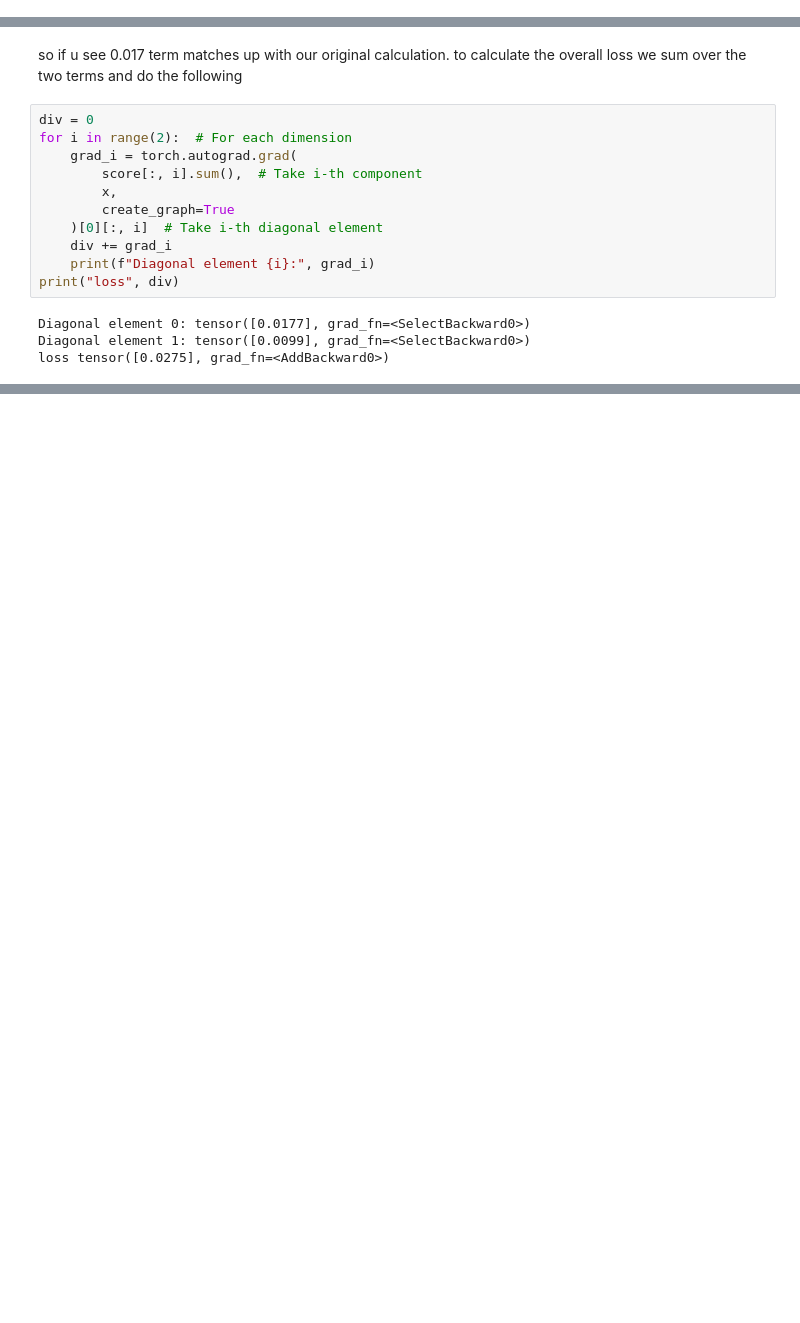
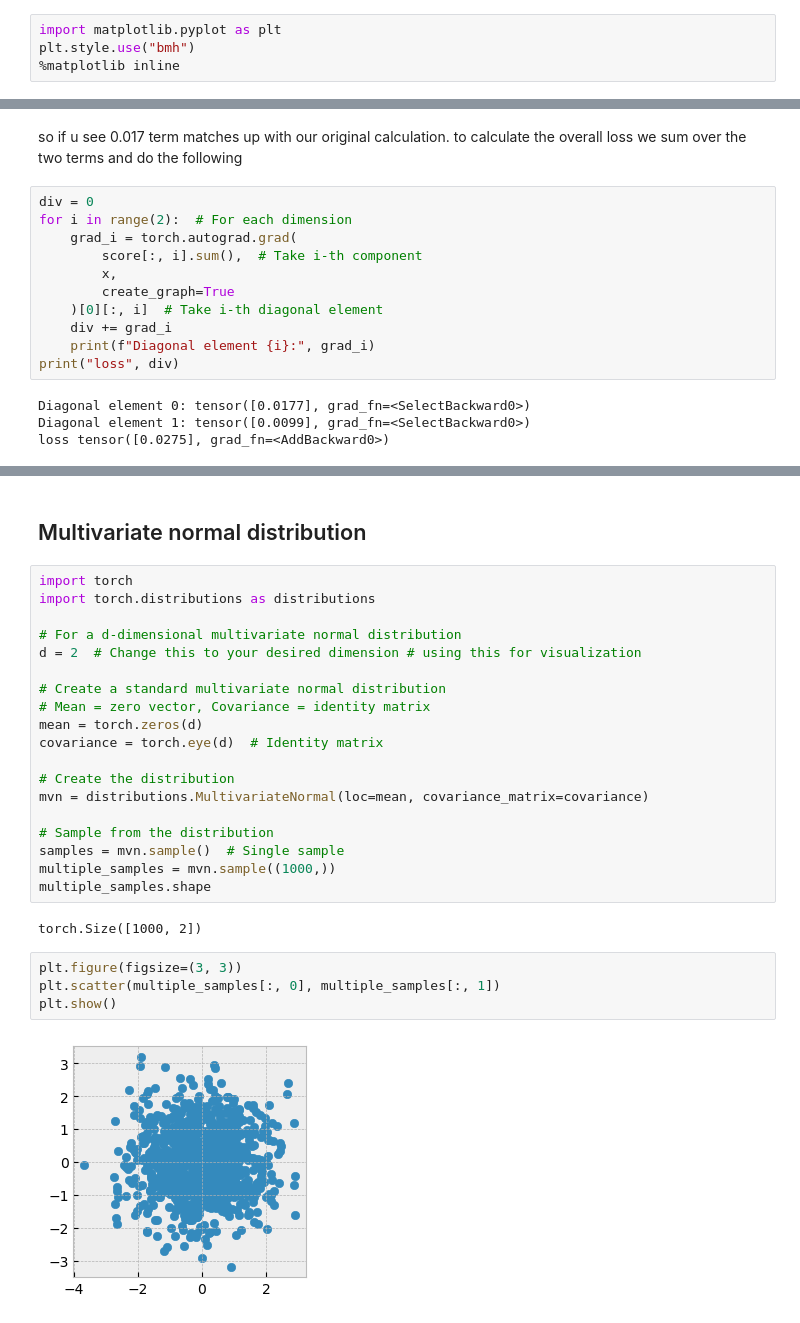
Before and after one commit to prakashjayy/genai, a Jupyter notebook: 03_score_matching.ipynb, the cells around one changed output, grey strips where cells are left out. Cells and saved outputs as stored; diff of their text form; blank space fills up the shorter version.

```diff
--- a/03_score_matching.ipynb
+++ b/03_score_matching.ipynb
@@ -85,6 +109,10 @@ $$
 $$
 
 we will see in pytorch how to calculate this.
+# %%
+import matplotlib.pyplot as plt
+plt.style.use("bmh")
+%matplotlib inline
 # %%
 import torch
 import torch.nn as nn
@@ -145,0 +191,29 @@ tensor([[ 0.0216, -0.7956]])
+# %% [markdown]
+## Multivariate normal distribution
+# %%
+import torch
+import torch.distributions as distributions
+
+# For a d-dimensional multivariate normal distribution
+d = 2  # Change this to your desired dimension # using this for visualization
+
+# Create a standard multivariate normal distribution
+# Mean = zero vector, Covariance = identity matrix
+mean = torch.zeros(d)
+covariance = torch.eye(d)  # Identity matrix
+
+# Create the distribution
+mvn = distributions.MultivariateNormal(loc=mean, covariance_matrix=covariance)
+
+# Sample from the distribution
+samples = mvn.sample()  # Single sample
+multiple_samples = mvn.sample((1000,))
+multiple_samples.shape
+# %% [output]
+torch.Size([1000, 2])
+# %%
+plt.figure(figsize=(3, 3))
+plt.scatter(multiple_samples[:, 0], multiple_samples[:, 1])
+plt.show()
+# %% [output]
+[figure, added]
```
Also changed, not shown: parts of 20 cells of this notebook.
